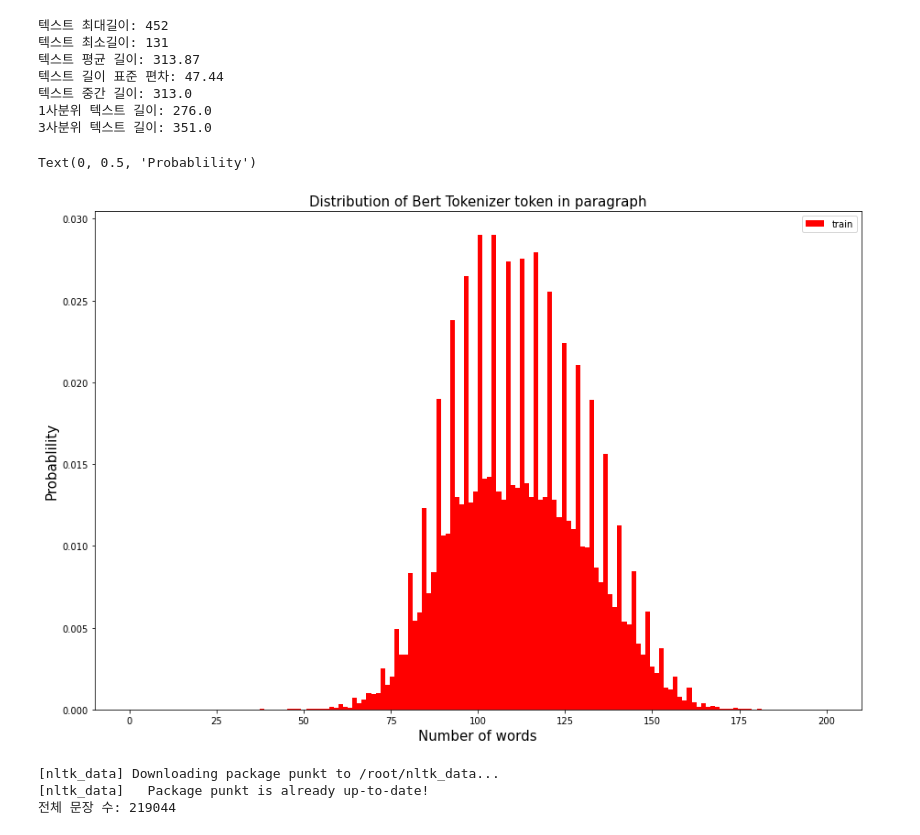
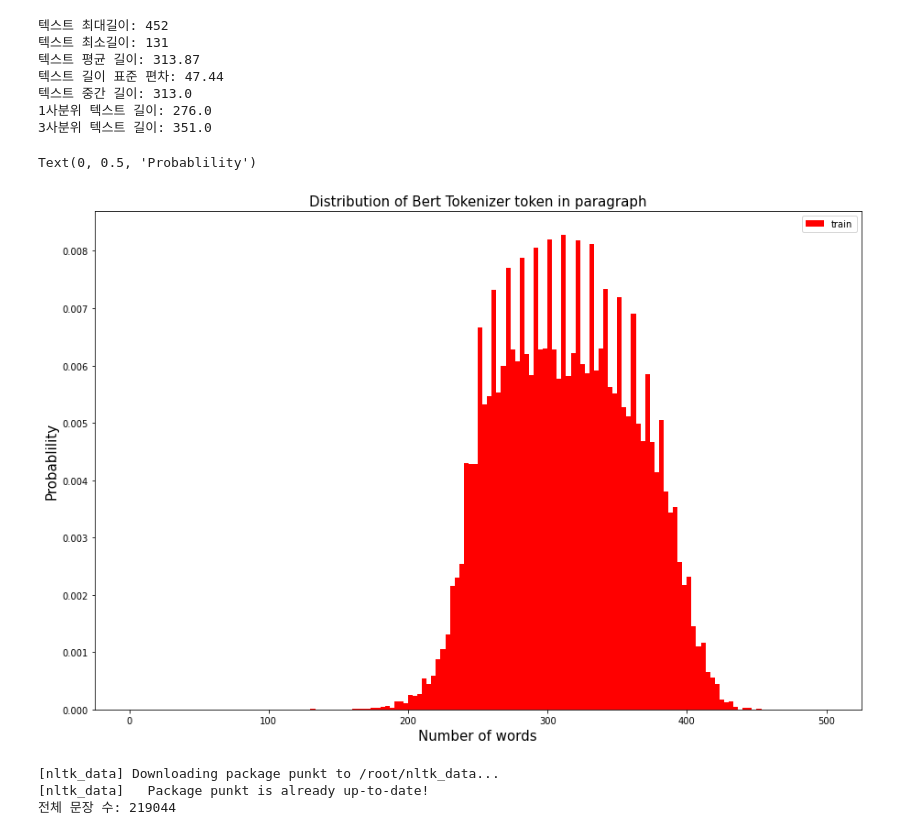
Before and after one commit to bcmin1018/NLP, a Jupyter notebook: MRC/QA_EDA.ipynb, the cells around one changed output. Drawn from its saved outputs; the diff is of its cells as text; code cells hidden in the pictures.

```diff
--- a/MRC/QA_EDA.ipynb
+++ b/MRC/QA_EDA.ipynb
@@ -93,5 +127,3 @@ plt.ylabel('Probablility', fontsize=15)
 # %% [output]
 Text(0, 0.5, 'Probablility')
 [figure]
-# %%
-bert_tokenize = BertTokenizer.from_pretrained('bert-base-multilingual-cased')
@@ -119,14 +169,14 @@ print('3사분위 텍스트 길이: {}'.format(np.percentile(len_bert_tokenized_
 3사분위 텍스트 길이: 351.0
 # %%
 plt.figure(figsize=(15, 10))
-plt.hist(len_docs, bins=150, range=[0,200], facecolor='r', density=True, label='train')
+plt.hist(len_bert_tokenized_docs, bins=150, range=[0,500], facecolor='r', density=True, label='train')
 plt.title("Distribution of Bert Tokenizer token in paragraph", fontsize=15)
 plt.legend()
 plt.xlabel('Number of words', fontsize=15)
 plt.ylabel('Probablility', fontsize=15)
 # %% [output]
 Text(0, 0.5, 'Probablility')
-[figure, old version]
+[figure, new version]
 # %%
 import nltk
 nltk.download('punkt')
```
Also changed, not shown: parts of 6 cells of this notebook.
